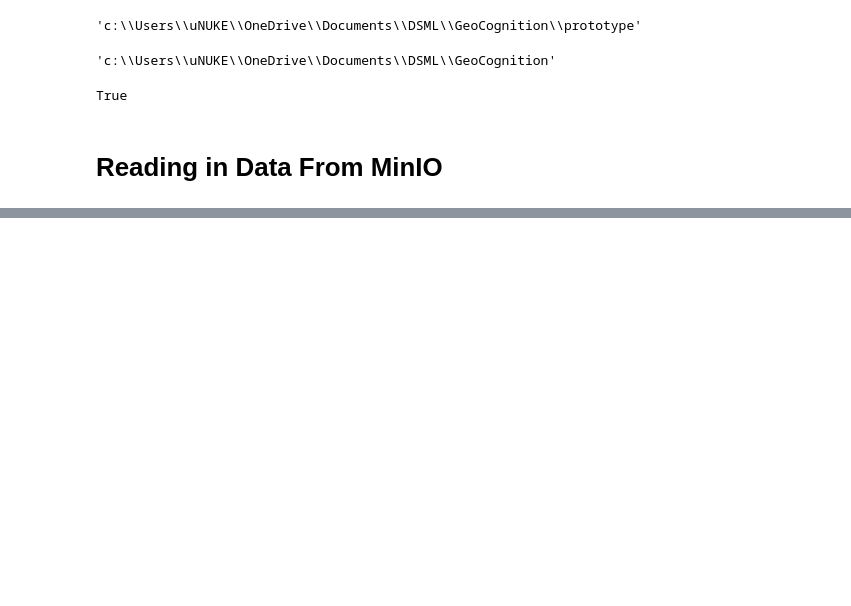
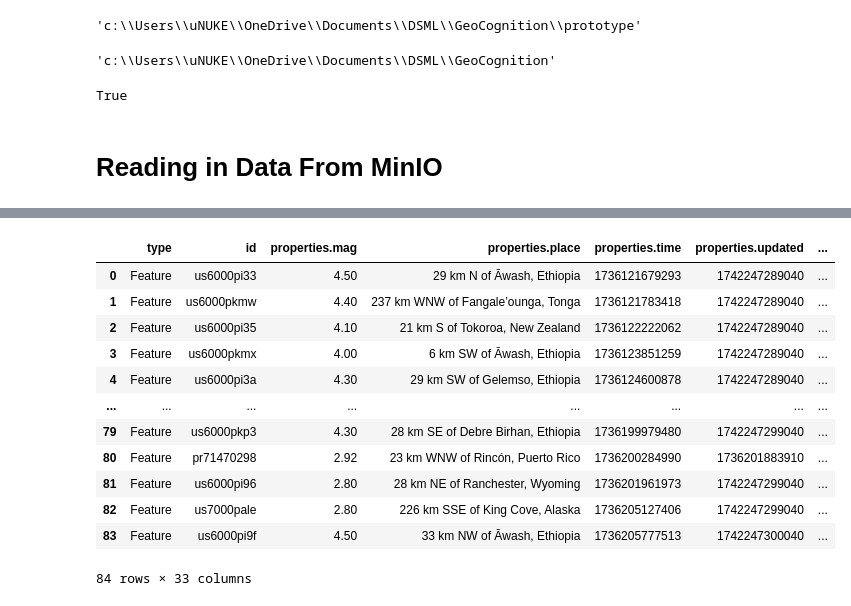
Before and after one commit to JustinBui/GeoCognition, a Jupyter notebook: prototype/3_EDA.ipynb, the cells around one changed output, grey strips where cells are left out. Saved outputs shown, nothing was run; the diff lists cells and outputs as text; code cells hidden in the pictures; blank space fills up the shorter version.

```diff
--- a/prototype/3_EDA.ipynb
+++ b/prototype/3_EDA.ipynb
@@ -63,0 +64,42 @@ payload
+# %%
+from include.constants import EQ_COLUMNS
+import numpy as np
+
+df = payload
+
+# Ensure all expected source columns exist and preserve order
+for col in EQ_COLUMNS:
+    if col not in df.columns:
+        df[col] = pd.NA
+df = df[EQ_COLUMNS]
+
+# If some rows are JSON strings, parse them first.
+def to_list(v):
+    if isinstance(v, str):
+        try:
+            return json.loads(v)   # e.g. "[40.1, 9.2, 10.0]" -> [40.1, 9.2, 10.0]
+        except Exception:
+            return np.nan
+    return v
+
+coords = df["geometry.coordinates"].apply(to_list)
+
+df["longitude"] = coords.str[0]
+df["latitude"] = coords.str[1]
+df["depth_km"] = coords.str[2]   # optional
+
+df
+# %% [output]
+|  | type | id | properties.mag | properties.place | properties.time | properties.updated | ... |
+| 0 | Feature | us6000pi33 | 4.50 | 29 km N of Āwash, Ethiopia | 1736121679293 | 1742247289040 | ... |
+| 1 | Feature | us6000pkmw | 4.40 | 237 km WNW of Fangale’ounga, Tonga | 1736121783418 | 1742247289040 | ... |
+| 2 | Feature | us6000pi35 | 4.10 | 21 km S of Tokoroa, New Zealand | 1736122222062 | 1742247289040 | ... |
+| 3 | Feature | us6000pkmx | 4.00 | 6 km SW of Āwash, Ethiopia | 1736123851259 | 1742247289040 | ... |
+| 4 | Feature | us6000pi3a | 4.30 | 29 km SW of Gelemso, Ethiopia | 1736124600878 | 1742247289040 | ... |
+| ... | ... | ... | ... | ... | ... | ... | ... |
+| 79 | Feature | us6000pkp3 | 4.30 | 28 km SE of Debre Birhan, Ethiopia | 1736199979480 | 1742247299040 | ... |
+| 80 | Feature | pr71470298 | 2.92 | 23 km WNW of Rincón, Puerto Rico | 1736200284990 | 1736201883910 | ... |
+| 81 | Feature | us6000pi96 | 2.80 | 28 km NE of Ranchester, Wyoming | 1736201961973 | 1742247299040 | ... |
+| 82 | Feature | us7000pale | 2.80 | 226 km SSE of King Cove, Alaska | 1736205127406 | 1742247299040 | ... |
+| 83 | Feature | us6000pi9f | 4.50 | 33 km NW of Āwash, Ethiopia | 1736205777513 | 1742247300040 | ... |
+84 rows × 33 columns
```
Also changed, not shown: parts of 3 cells of this notebook, 9 other files.
